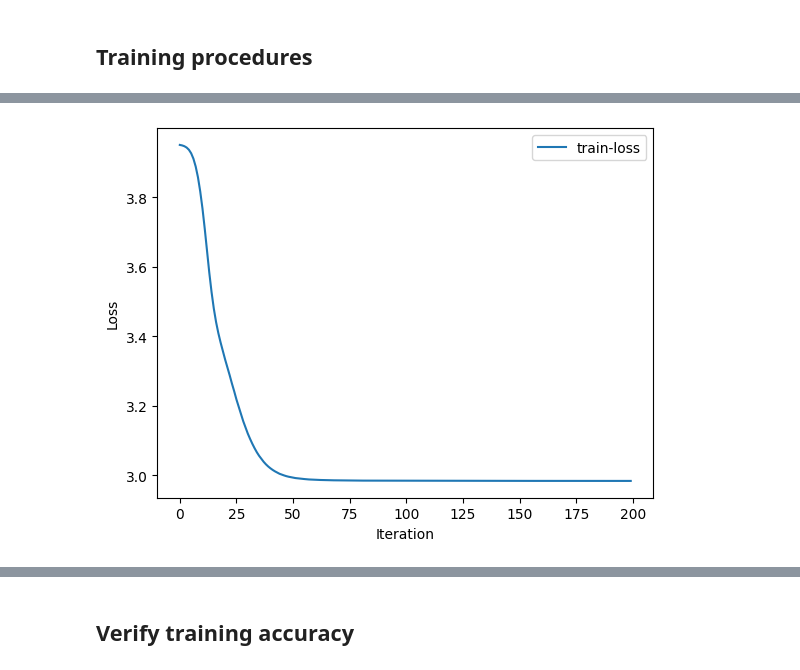
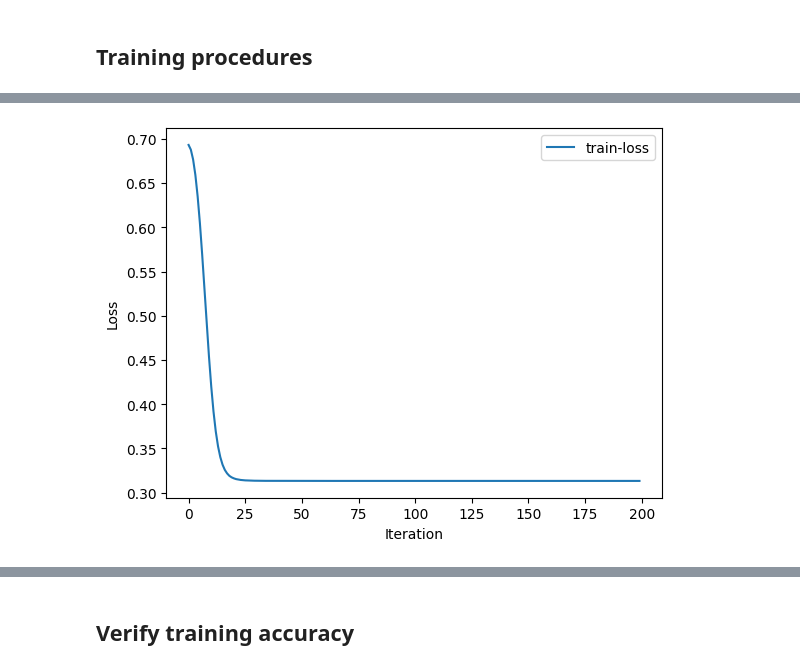
Before and after one commit to vhminh2210/Document-Classification, a Jupyter notebook: textgcn-exps.ipynb, the cells around one changed output, grey strips where cells are left out. Drawn from its saved outputs; the diff is of its cells as text; code cells hidden in the pictures.

```diff
--- a/textgcn-exps.ipynb
+++ b/textgcn-exps.ipynb
@@ -41,7 +41,7 @@ DEVICE = torch.device("cuda:0" if torch.cuda.is_available() else "cpu")
 CPU = torch.device("cpu")
 WINDOW_SIZE = 20
 EMBEDDING_SIZE = 200
-NUM_CLASSES = 52
+NUM_CLASSES = 2
 DROPOUT = 0.5
 # %% [markdown]
 # Data preparation
@@ -69,20 +69,20 @@ The word embeddings is trained on YELP-review dataset: https://www.kaggle.com/da
 # df.head()
 
 # # R52 Preparation
-# train_ds = pd.read_csv('/kaggle/input/smolcsv/r52-train-stemmed.csv')
-# val_ds = pd.read_csv('/kaggle/input/smolcsv/r52-dev-stemmed.csv')
-# test_ds = pd.read_csv('/kaggle/input/smolcsv/r52-test-stemmed.csv')
+# train_df = pd.read_csv('/kaggle/input/smolcsv/r52-train-stemmed.csv')
+# val_df = pd.read_csv('/kaggle/input/smolcsv/r52-dev-stemmed.csv')
+# test_df = pd.read_csv('/kaggle/input/smolcsv/r52-test-stemmed.csv')
 
-# ds = pd.concat([train_ds, val_ds, test_ds])
+# df = pd.concat([train_df, val_df, test_df])
 
-# print('Size of data corpus:', len(ds))
-# ds.head()
+# print('Size of data corpus:', len(df))
+# df.head()
 
 # MR Preparation
-odf = pd.read_csv('/kaggle/input/smolcsv/MR.csv')
+df = pd.read_csv('/kaggle/input/smolcsv/MR.csv')
 
-print("Number of datapoints:", len(odf))
-odf.head()
+print("Number of datapoints:", len(df))
+df.head()
 # %% [output]
 Number of datapoints: 10662
 |  | Unnamed: 0 | text | Sentiment | label |
@@ -562,7 +553,7 @@ def build_graph(texts, vocabulary, window_size, nNodes= None):
     D_dict = defaultdict(ret_zero)
 
     for (i, j) in A_dict.keys():
-        D_dict[(i, i)] = D_dict[(i, i)] + 1
+        D_dict[(i, i)] = D_dict[(i, i)] + A[(i, j)]
 
     if nNodes is None:
         for i in range(N):
@@ -956,6 +947,7 @@ with torch.no_grad():
 
 patience = 10
 prev_val_loss = 1e9
+acc_record = 0
 
 for t in range(EPOCHS):
     tloss_train = train(GXy_train, train_idx, model, OPTIMIZER, SCHEDULER, LOSS_FN, 10)
@@ -966,13 +958,17 @@ for t in range(EPOCHS):
     val_loss, val_acc = test(GXy_train, val_idx, model, LOSS_FN)
     print(f'Epoch {t}: LOSS = {epoch_loss[-1]}, val-loss = {val_loss:.3f}, val-acc = {val_acc:.3f}')
 
-    if val_loss >= prev_val_loss:
-        patience -= 1
-        if patience == 0:
-            break
+#     if val_loss >= prev_val_loss:
+#         patience -= 1
+#         if patience == 0:
+#             break
 
-    else:
-        patience = 10
+#     else:
+#         patience = 10
+
+    if val_acc > acc_record:
+        acc_record = val_acc
+        torch.save(model.state_dict(), f'TextGCN_best.pth')
 
     prev_val_loss = val_loss
 
@@ -1005,4 +1001,4 @@ Epoch 199: LOSS = 2.9839203357696533, val-loss = 3.263, val-acc = 0.726
-[figure, old version]
+[figure, new version]
 # %%
 inputs = torch.randn(3, 5, requires_grad=True)
 target = torch.empty(3, dtype=torch.long).random_(5)
```
Also changed, not shown: parts of 10 cells of this notebook.
